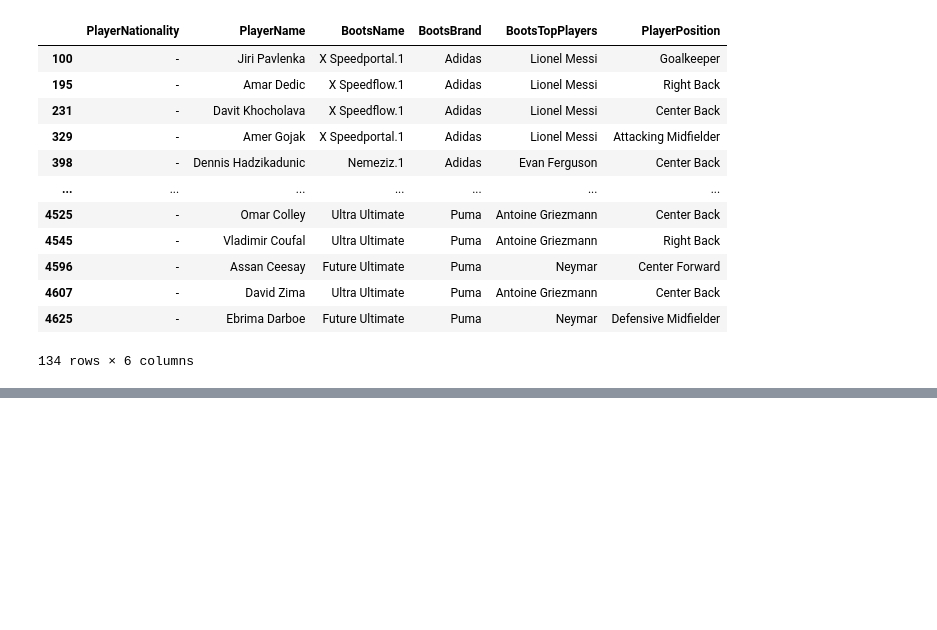
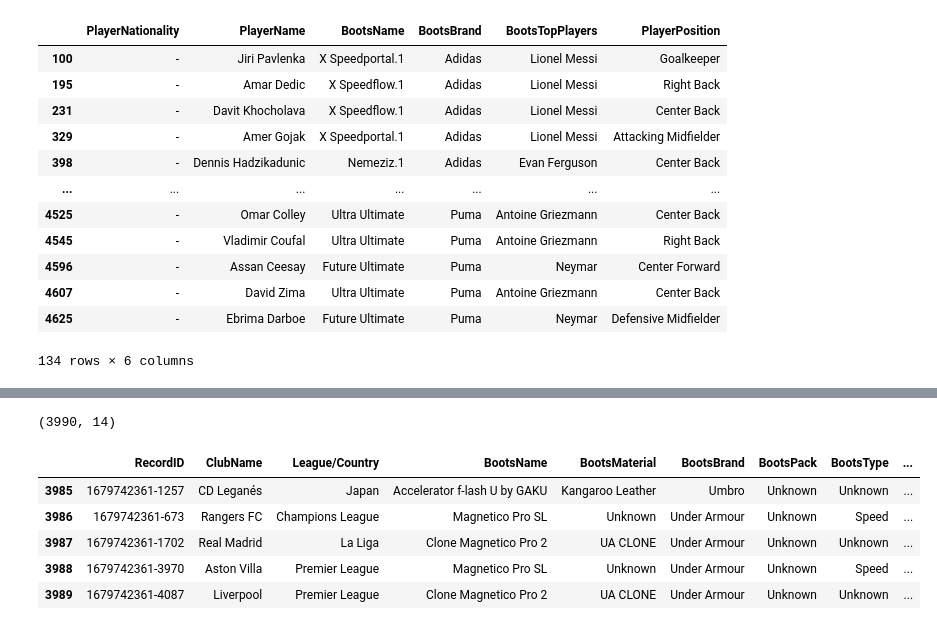
Before and after one commit to JuanGouveia/EDA-Project, a Jupyter notebook: code/book.ipynb, the cells around one changed output, grey strips where cells are left out. Drawn from its saved outputs; the diff is of its cells as text; code cells hidden in the pictures; blank space fills up the shorter version.

```diff
--- a/code/book.ipynb
+++ b/code/book.ipynb
@@ -269,3 +269,7 @@ data_seleccionado
 | 4607 | - | David Zima | Ultra Ultimate | Puma | Antoine Griezmann | Center Back |
 | 4625 | - | Ebrima Darboe | Future Ultimate | Puma | Neymar | Defensive Midfielder |
 134 rows × 6 columns
+# %%
+data['PlayerNationality'] = data['PlayerNationality'].replace('-', 'Other')
+
+data['PlayerNationality'].unique()
@@ -271,0 +327,15 @@ data_seleccionado
+# %%
+data.reset_index(drop = True, inplace = True)
+# %%
+data.shape
+# %% [output]
+(3990, 14)
+# %%
+data.tail()
+# %% [output]
+|  | RecordID | ClubName | League/Country | BootsName | BootsMaterial | BootsBrand | BootsPack | BootsType | ... |
+| 3985 | 1679742361-1257 | CD Leganés | Japan | Accelerator f-lash U by GAKU | Kangaroo Leather | Umbro | Unknown | Unknown | ... |
+| 3986 | 1679742361-673 | Rangers FC | Champions League | Magnetico Pro SL | Unknown | Under Armour | Unknown | Speed | ... |
+| 3987 | 1679742361-1702 | Real Madrid | La Liga | Clone Magnetico Pro 2 | UA CLONE | Under Armour | Unknown | Unknown | ... |
+| 3988 | 1679742361-3970 | Aston Villa | Premier League | Magnetico Pro SL | Unknown | Under Armour | Unknown | Speed | ... |
+| 3989 | 1679742361-4087 | Liverpool | Premier League | Clone Magnetico Pro 2 | UA CLONE | Under Armour | Unknown | Unknown | ... |
```
Also changed, not shown: parts of 5 cells of this notebook.
